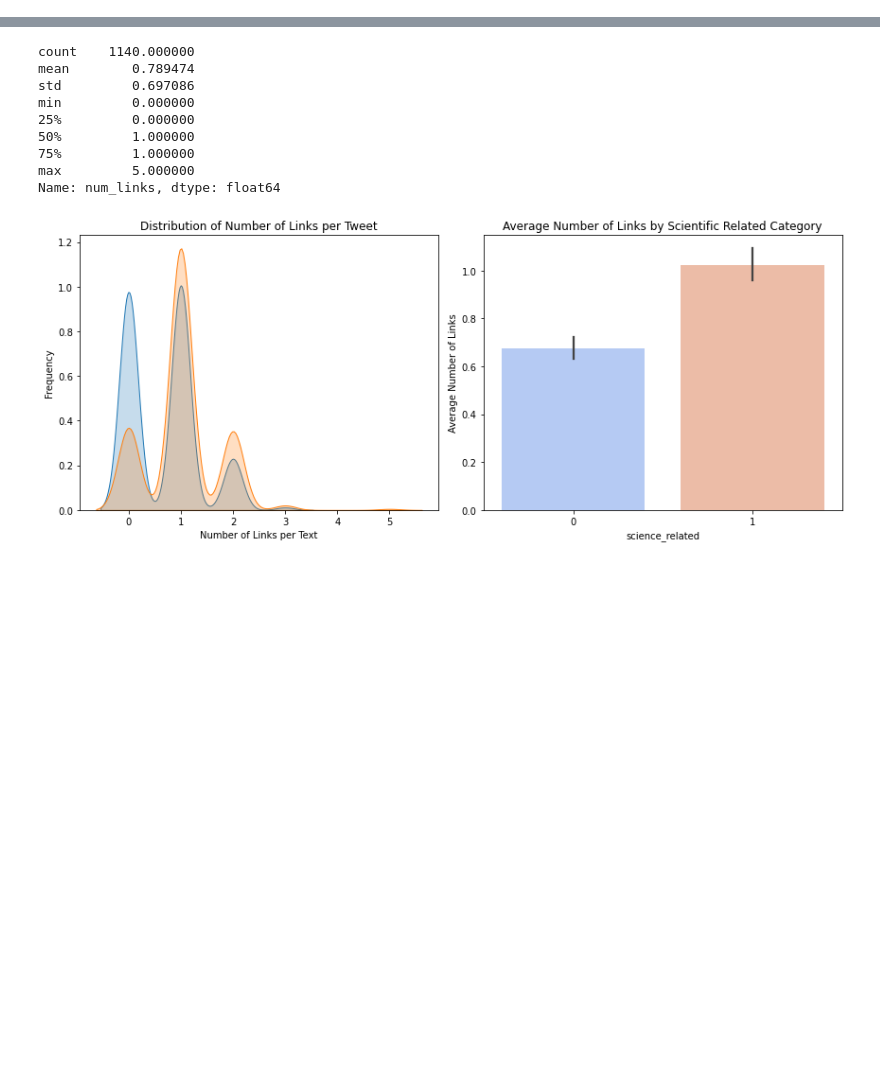
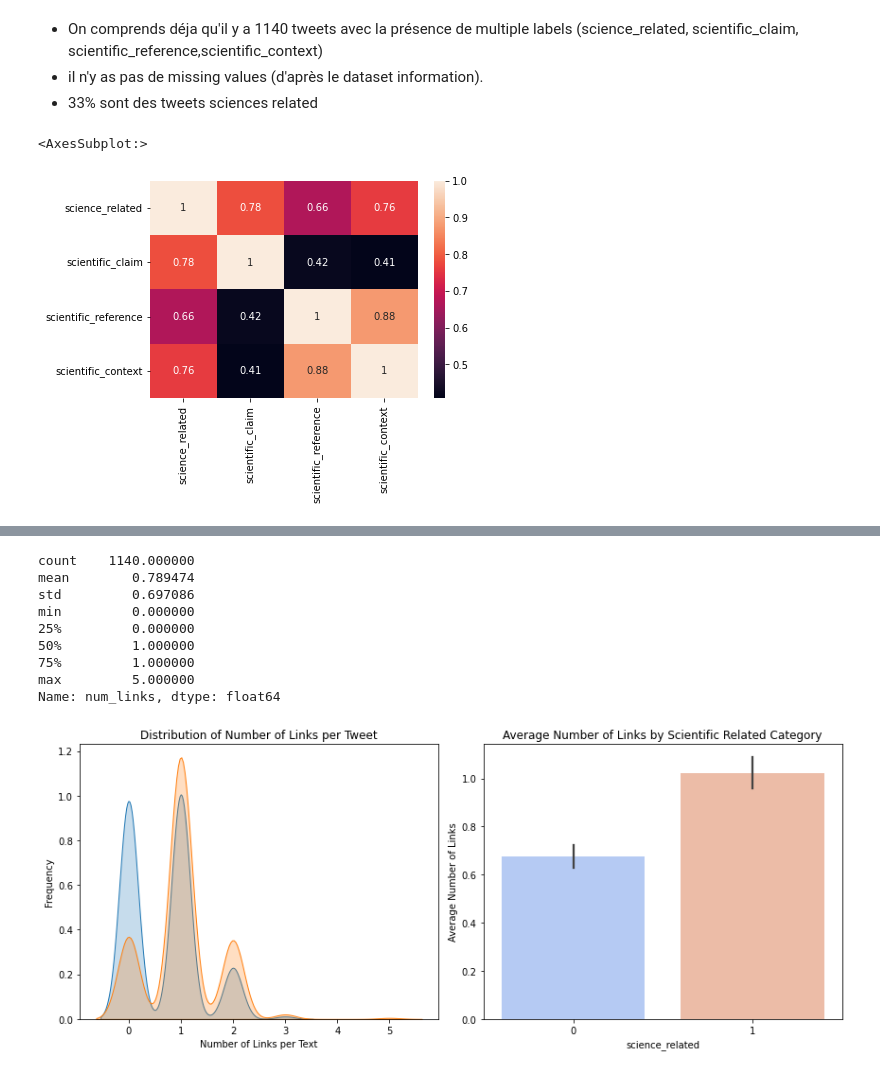
Before and after one commit to AllanDwyre/Scitweets, a Jupyter notebook: src/data_exploration/dataset_exploration.ipynb, the cells around one changed output, grey strips where cells are left out. Cells and saved outputs as stored; diff of their text form; code cells hidden in the pictures; blank space fills up the shorter version.

```diff
--- a/src/data_exploration/dataset_exploration.ipynb
+++ b/src/data_exploration/dataset_exploration.ipynb
@@ -17,0 +63,11 @@ df["text"] = df["text"].astype(str)
+# %% [markdown]
+- On comprends déja qu'il y a 1140 tweets avec la présence de multiple labels (science_related, scientific_claim, scientific_reference,scientific_context)
+- il n'y as pas de missing values (d'après le dataset information).
+- 33% sont des tweets sciences related
+# %%
+class_corr = df.select_dtypes(include='number').corr()
+
+sns.heatmap(class_corr, annot=True)
+# %% [output]
+<AxesSubplot:>
+[figure, added]
```
Also changed, not shown: parts of 14 cells of this notebook, 2 other files.
